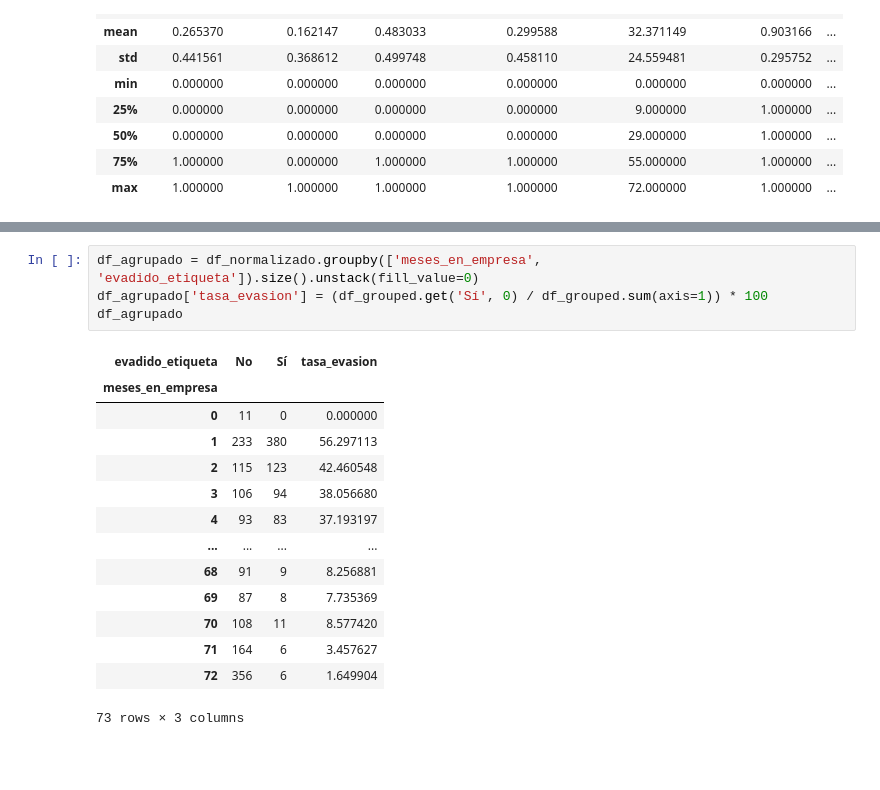
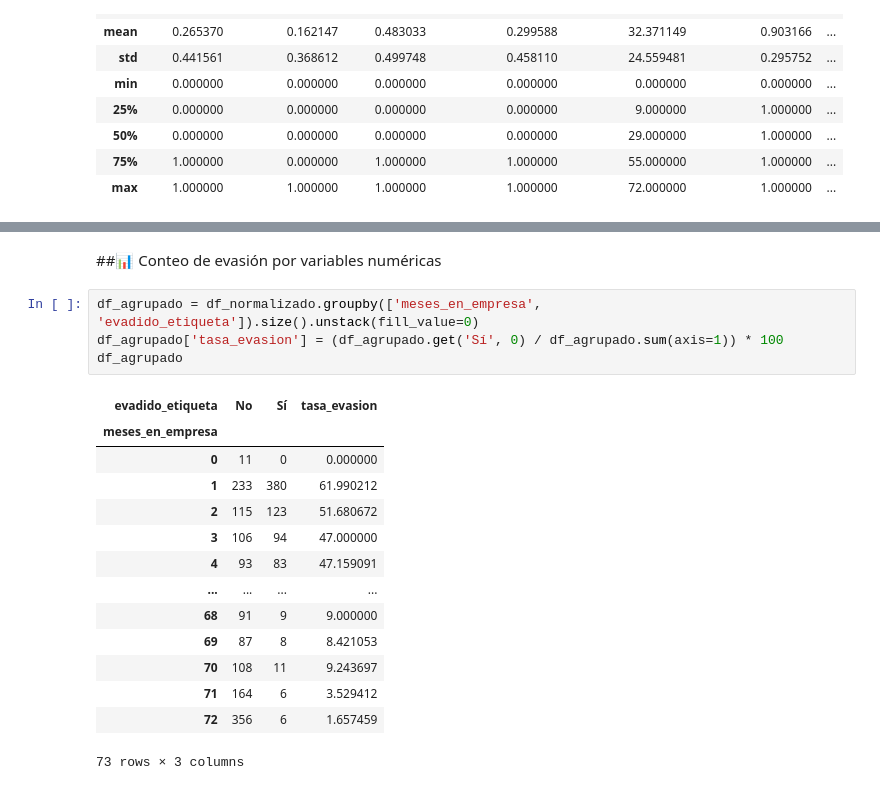
Before and after one commit to zenyonki/telecom_x_project, a Jupyter notebook: Telecom_X_MC.ipynb, the cells around one changed output, grey strips where cells are left out. Drawn from its saved outputs; the diff is of its cells as text; blank space fills up the shorter version.

```diff
--- a/Telecom_X_MC.ipynb
+++ b/Telecom_X_MC.ipynb
@@ -391,21 +390,23 @@ fig.show()
+# %% [markdown]
+##📊 Conteo de evasión por variables numéricas
 # %%
 df_agrupado = df_normalizado.groupby(['meses_en_empresa', 'evadido_etiqueta']).size().unstack(fill_value=0)
-df_agrupado['tasa_evasion'] = (df_grouped.get('Sí', 0) / df_grouped.sum(axis=1)) * 100
+df_agrupado['tasa_evasion'] = (df_agrupado.get('Sí', 0) / df_agrupado.sum(axis=1)) * 100
 df_agrupado
 # %% [output]
 | evadido_etiqueta | No | Sí | tasa_evasion |
 | meses_en_empresa |  |  |  |
 | 0 | 11 | 0 | 0.000000 |
-| 1 | 233 | 380 | 56.297113 |
-| 2 | 115 | 123 | 42.460548 |
-| 3 | 106 | 94 | 38.056680 |
-| 4 | 93 | 83 | 37.193197 |
+| 1 | 233 | 380 | 61.990212 |
+| 2 | 115 | 123 | 51.680672 |
+| 3 | 106 | 94 | 47.000000 |
+| 4 | 93 | 83 | 47.159091 |
 | ... | ... | ... | ... |
-| 68 | 91 | 9 | 8.256881 |
-| 69 | 87 | 8 | 7.735369 |
-| 70 | 108 | 11 | 8.577420 |
-| 71 | 164 | 6 | 3.457627 |
-| 72 | 356 | 6 | 1.649904 |
+| 68 | 91 | 9 | 9.000000 |
+| 69 | 87 | 8 | 8.421053 |
+| 70 | 108 | 11 | 9.243697 |
+| 71 | 164 | 6 | 3.529412 |
+| 72 | 356 | 6 | 1.657459 |
 73 rows × 3 columns
 # %%
 fig = px.scatter(df_agrupado.reset_index(),
```
Also changed, not shown: parts of 12 cells of this notebook.
